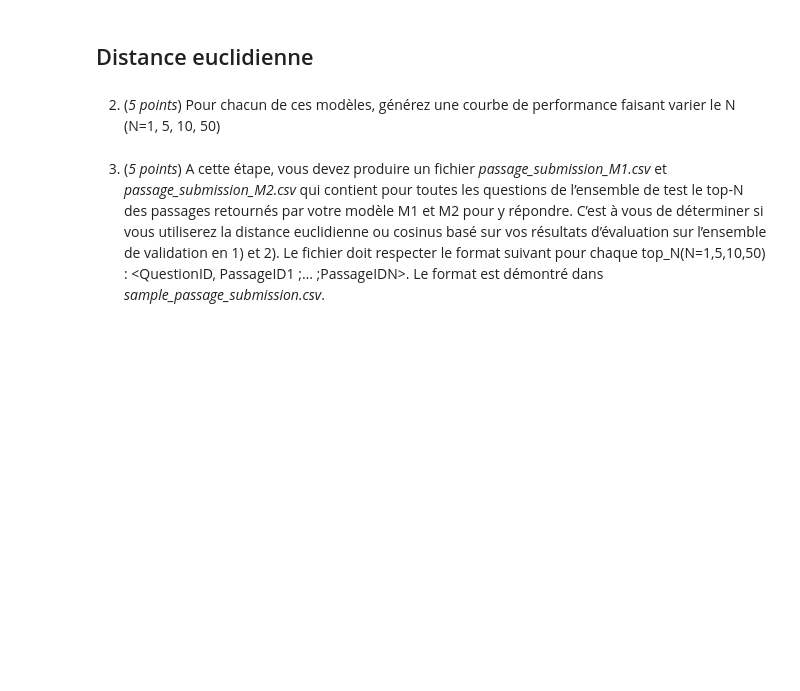
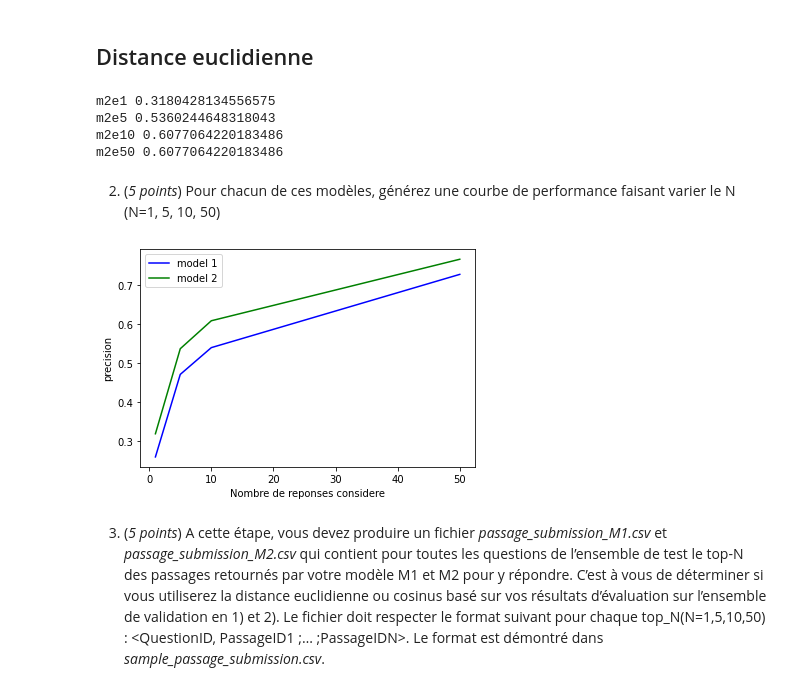
Before and after one commit to souleiman2/NLP-Practice, a Jupyter notebook: TP1/code/inf8460_A21_TP1.ipynb, the cells around one changed output. Cells and saved outputs as stored; diff of their text form; code cells hidden in the pictures; blank space fills up the shorter version.

```diff
--- a/TP1/code/inf8460_A21_TP1.ipynb
+++ b/TP1/code/inf8460_A21_TP1.ipynb
@@ -252,3 +305,26 @@ def precision_cosine(data, model=1, n=1):
+# %%
+def precision(answers, questions, paragraphs, dist):
+  nbr = {"1":0, "5":0, "10": 0, "50": 0}
+  for index, answer in answers.items():
+    all_distances_for_row = distances_per_question(questions[index], paragraphs, dist, 50)
+    if answer == all_distances_for_row[0]:
+      nbr["1"] += 1
+      nbr["5"] += 1
+      nbr["10"] += 1
+      nbr["50"] += 1
+    elif answer in all_distances_for_row[1:5]:
+      nbr["5"] += 1
+      nbr["10"] += 1
+      nbr["50"] += 1
+    elif answer in all_distances_for_row[6:10]:
+      nbr["50"] += 1
+      nbr["10"] += 1
+    elif answer in all_distances_for_row[11:50]:
+      nbr["50"] += 1
+
+  return nbr
+# %%
+validation_data_size = validation_data.shape[0]
 # %% [markdown]
 # M1
 # %% [markdown]
@@ -273 +346,3 @@ m1e50 = precision_euclidean(eval, n=50)
+# %%
+m1e = precision(validation_data["paragraph_id"],tfidf_questions_valid_model1, tfidf_paragraphs_model1, euclidean_distances)
 # %%
@@ -294,2 +376,14 @@ m2e50 = precision_euclidean(eval,model=2, n=50)
+# %%
+m2e = precision(validation_data["paragraph_id"],tfidf_questions_valid_model2, tfidf_paragraphs_model2, euclidean_distances)
+# %%
+print("m2e1", m2e["1"]/validation_data_size)
+print("m2e5", m2e["5"]/validation_data_size)
+print("m2e10", m2e["10"]/validation_data_size)
+print("m2e50", m2e["10"]/validation_data_size)
+# %% [output]
+m2e1 0.3180428134556575
+m2e5 0.5360244648318043
+m2e10 0.6077064220183486
+m2e50 0.6077064220183486
 # %% [markdown]
 2. (_5 points_) Pour chacun de ces modèles, générez une courbe de performance faisant varier le N (N=1, 5, 10, 50)
@@ -296,2 +392,12 @@ m2e50 = precision_euclidean(eval,model=2, n=50)
+# %%
+N = [1,5,10,50]
+plt.xlabel("Nombre de reponses considere")
+plt.ylabel("precision")
+plt.plot(N, [ e/validation_data_size for e in m1e.values()], color="blue", label="model 1", markersize=12)
+plt.plot(N, [ e/validation_data_size for e in m2e.values()], color="green", label="model 2", markersize=12)
+plt.legend()
+plt.show()
+# %% [output]
+[figure, added]
 # %% [markdown]
 3. (_5 points_) A cette étape, vous devez produire un fichier _passage_submission_M1.csv_ et _passage_submission_M2.csv_ qui contient pour toutes les questions de l’ensemble de test le top-N des passages retournés par votre modèle M1 et M2 pour y répondre. C’est à vous de déterminer si vous utiliserez la distance euclidienne ou cosinus basé sur vos résultats d’évaluation sur l’ensemble de validation en 1) et 2). Le fichier doit respecter le format suivant pour chaque top_N(N=1,5,10,50) :  <QuestionID, PassageID1 ;… ;PassageIDN>. Le format est démontré dans _sample_passage_submission.csv_.
```
Also changed, not shown: parts of 49 cells of this notebook, 1 other file.
